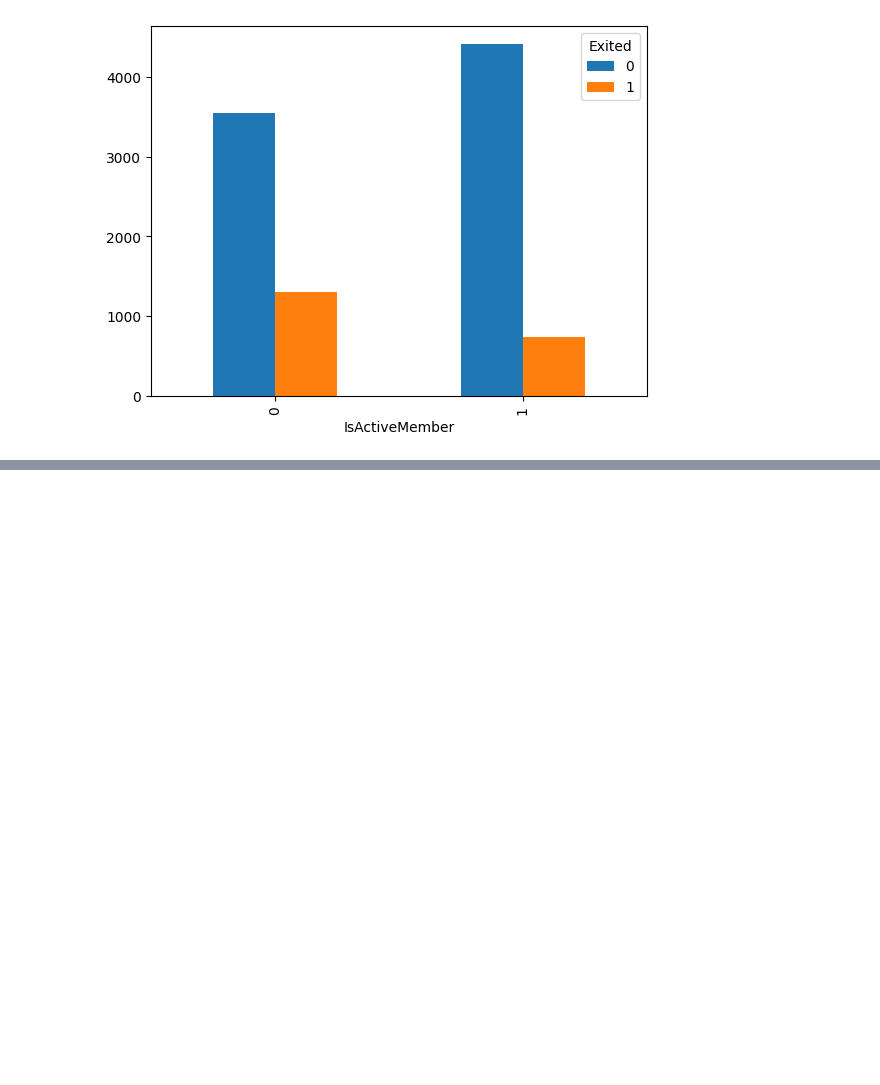
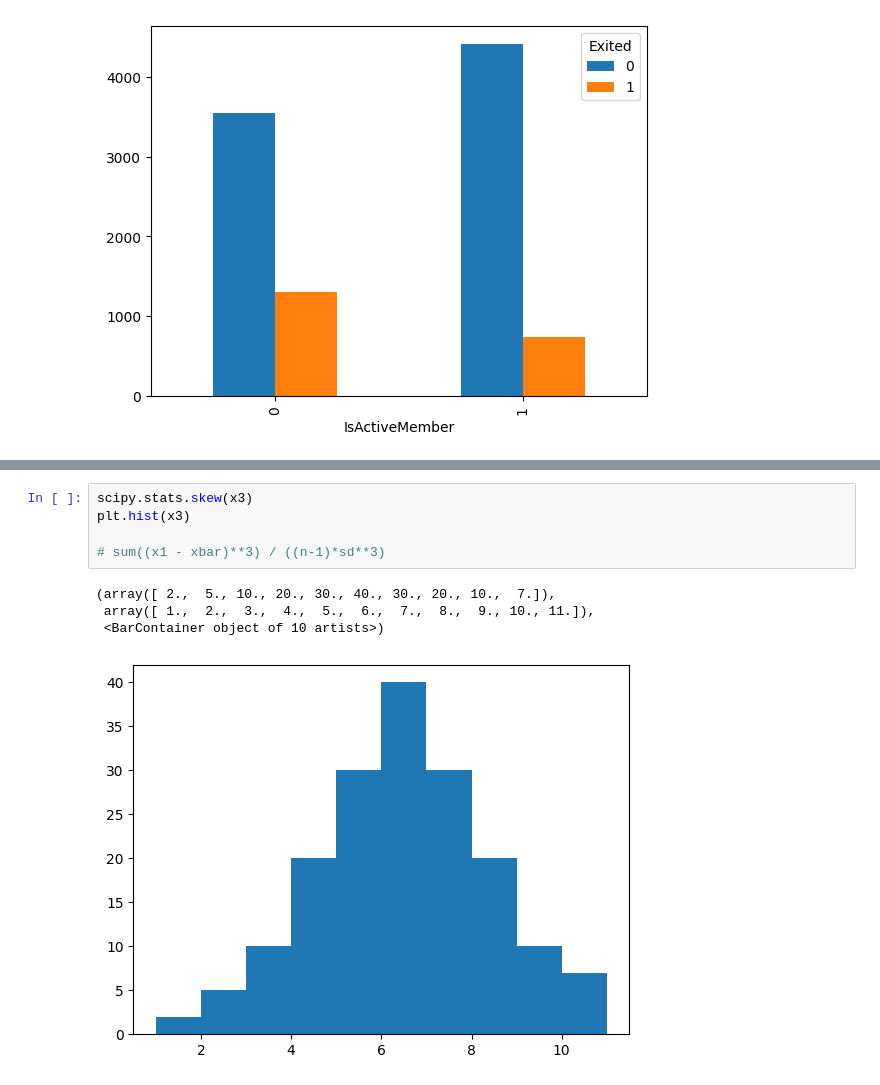
Before and after one commit to devdatta1429/BDA_Assignments, a Jupyter notebook: Stats/Day_8_stats_26_05.ipynb, the cells around one changed output, grey strips where cells are left out. Saved outputs shown, nothing was run; the diff lists cells and outputs as text; blank space fills up the shorter version.

```diff
--- a/Stats/Day_8_stats_26_05.ipynb
+++ b/Stats/Day_8_stats_26_05.ipynb
@@ -484,0 +512,10 @@ tb1
+# %%
+scipy.stats.skew(x3)
+plt.hist(x3)
+
+# sum((x1 - xbar)**3) / ((n-1)*sd**3)
+# %% [output]
+(array([ 2.,  5., 10., 20., 30., 40., 30., 20., 10.,  7.]),
+ array([ 1.,  2.,  3.,  4.,  5.,  6.,  7.,  8.,  9., 10., 11.]),
+ <BarContainer object of 10 artists>)
+[figure, added]
```
Also changed, not shown: parts of 18 cells of this notebook.
